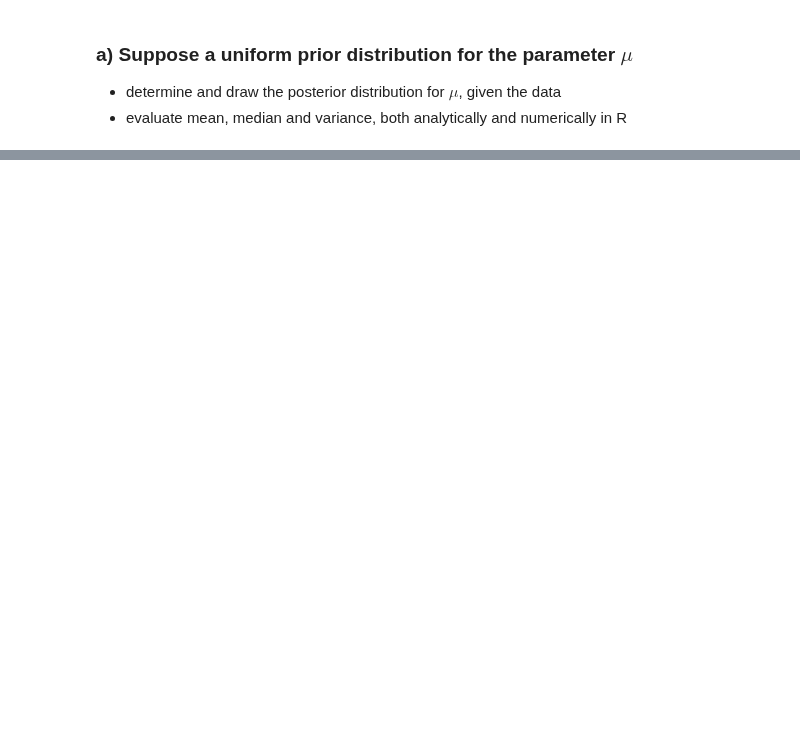
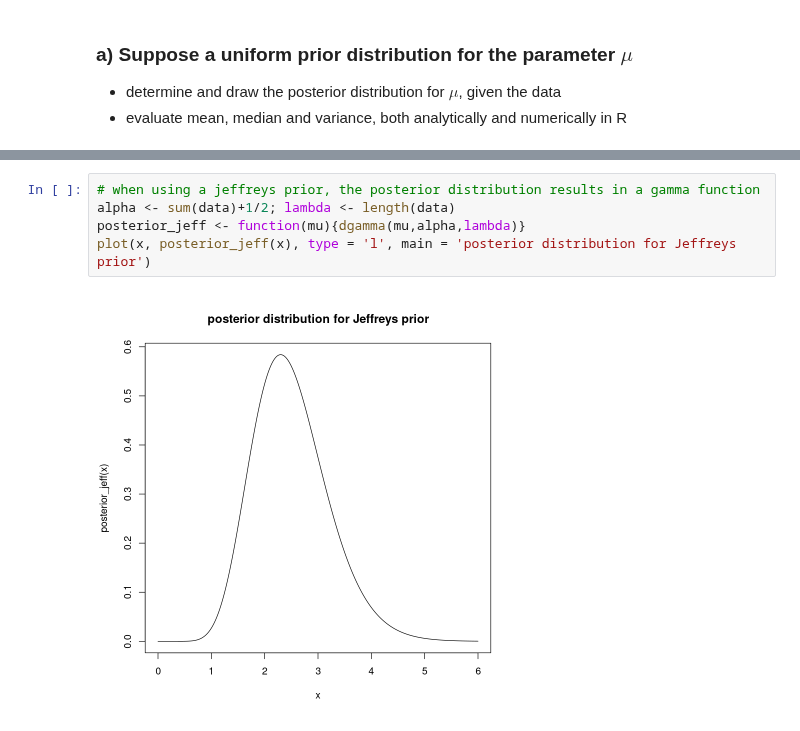
Before and after one commit to eigen-carmona/AdvStats, a Jupyter notebook: lab6/ex6.ipynb, the cells around one changed output, grey strips where cells are left out. Drawn from its saved outputs; the diff is of its cells as text; blank space fills up the shorter version.

```diff
--- a/lab6/ex6.ipynb
+++ b/lab6/ex6.ipynb
@@ -27,0 +37,7 @@ ERROR: Error in eval(expr, envir, enclos): object 'normalized' not found
+# %%
+# when using a jeffreys prior, the posterior distribution results in a gamma function
+alpha <- sum(data)+1/2; lambda <- length(data)
+posterior_jeff <- function(mu){dgamma(mu,alpha,lambda)}
+plot(x, posterior_jeff(x), type = 'l', main = 'posterior distribution for Jeffreys prior')
+# %% [output]
+[figure, added]
```
Also changed, not shown: parts of 17 cells of this notebook.
